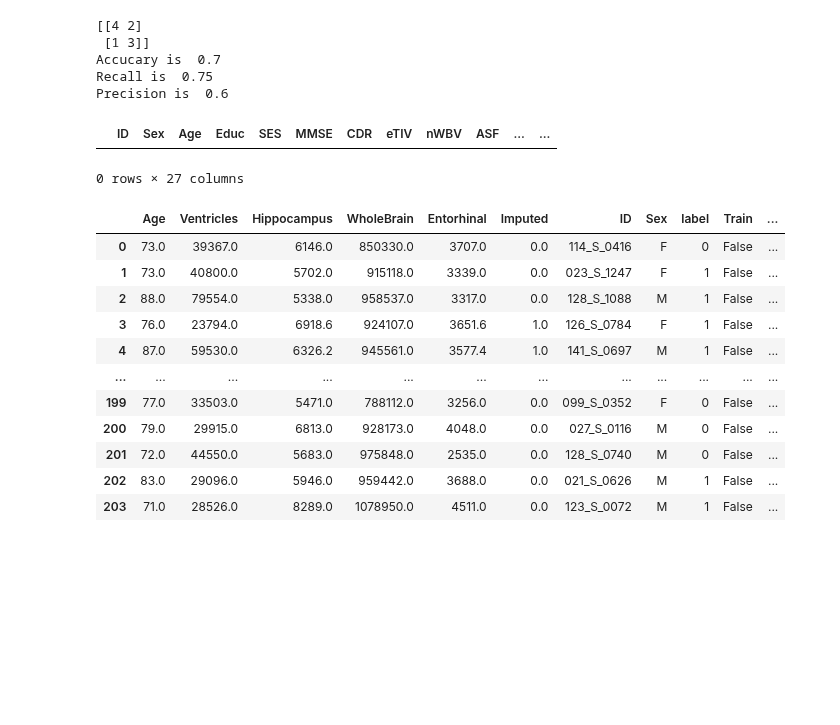
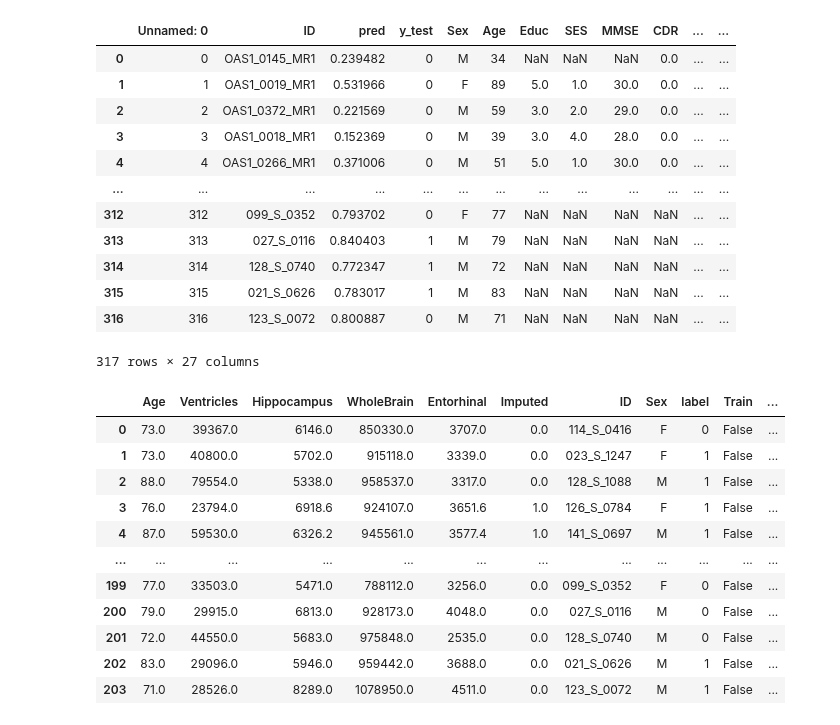
Before and after one commit to tamap94/ds-capstone-alzheimers-, a Jupyter notebook: modelling/error_analysis.ipynb, the cells around one changed output. Drawn from its saved outputs; the diff is of its cells as text; code cells hidden in the pictures; blank space fills up the shorter version.

```diff
--- a/modelling/error_analysis.ipynb
+++ b/modelling/error_analysis.ipynb
@@ -23,0 +12,2 @@ y_probs = trained_model.predict([X_test0, X_test1, X_test2])
+# %%
+df_preds = pd.read_csv("predictions.csv")
@@ -46,19 +32,25 @@ df_test.to_csv("./predictions/img_cnn_predictions.csv")
-# %%
-print(confusion_matrix(df_test["y_test"], df_test["y_pred"]))
-print("Accucary is ", accuracy_score(df_test["y_test"], df_test["y_pred"]))
-print("Recall is ", recall_score(df_test["y_test"], df_test["y_pred"]))
-print("Precision is ", precision_score(df_test["y_test"], df_test["y_pred"]))
-# %% [output]
-[[4 2]
- [1 3]]
-Accucary is  0.7
-Recall is  0.75
-Precision is  0.6
-# %%
-df_test[df_test["label"] != df_test["y_test"]]
-# %% [output]
-|  | ID | Sex | Age | Educ | SES | MMSE | CDR | eTIV | nWBV | ASF | ... | ... |
-0 rows × 27 columns
+# %%
+df_a = get_csvdata_ADNI(False)
+df_o = get_csvdata_OASIS(False, False)
+df_oa = pd.concat([df_o, df_a])
+# %%
+df = df_preds.merge(df_oa, on='ID', how='left')
+# %%
+df
+# %% [output]
+|  | Unnamed: 0 | ID | pred | y_test | Sex | Age | Educ | SES | MMSE | CDR | ... | ... |
+| 0 | 0 | OAS1_0145_MR1 | 0.239482 | 0 | M | 34 | NaN | NaN | NaN | 0.0 | ... | ... |
+| 1 | 1 | OAS1_0019_MR1 | 0.531966 | 0 | F | 89 | 5.0 | 1.0 | 30.0 | 0.0 | ... | ... |
+| 2 | 2 | OAS1_0372_MR1 | 0.221569 | 0 | M | 59 | 3.0 | 2.0 | 29.0 | 0.0 | ... | ... |
+| 3 | 3 | OAS1_0018_MR1 | 0.152369 | 0 | M | 39 | 3.0 | 4.0 | 28.0 | 0.0 | ... | ... |
+| 4 | 4 | OAS1_0266_MR1 | 0.371006 | 0 | M | 51 | 5.0 | 1.0 | 30.0 | 0.0 | ... | ... |
+| ... | ... | ... | ... | ... | ... | ... | ... | ... | ... | ... | ... | ... |
+| 312 | 312 | 099_S_0352 | 0.793702 | 0 | F | 77 | NaN | NaN | NaN | NaN | ... | ... |
+| 313 | 313 | 027_S_0116 | 0.840403 | 1 | M | 79 | NaN | NaN | NaN | NaN | ... | ... |
+| 314 | 314 | 128_S_0740 | 0.772347 | 1 | M | 72 | NaN | NaN | NaN | NaN | ... | ... |
+| 315 | 315 | 021_S_0626 | 0.783017 | 1 | M | 83 | NaN | NaN | NaN | NaN | ... | ... |
+| 316 | 316 | 123_S_0072 | 0.800887 | 0 | M | 71 | NaN | NaN | NaN | NaN | ... | ... |
+317 rows × 27 columns
 # %%
 df_num[df_]
 # %% [output]
```
Also changed, not shown: parts of 6 cells of this notebook, 4 other files.
